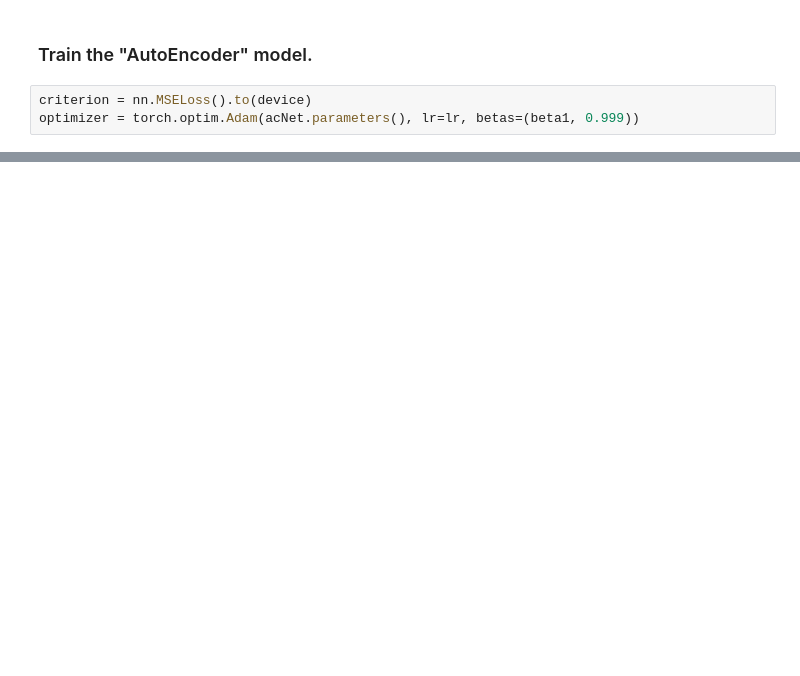
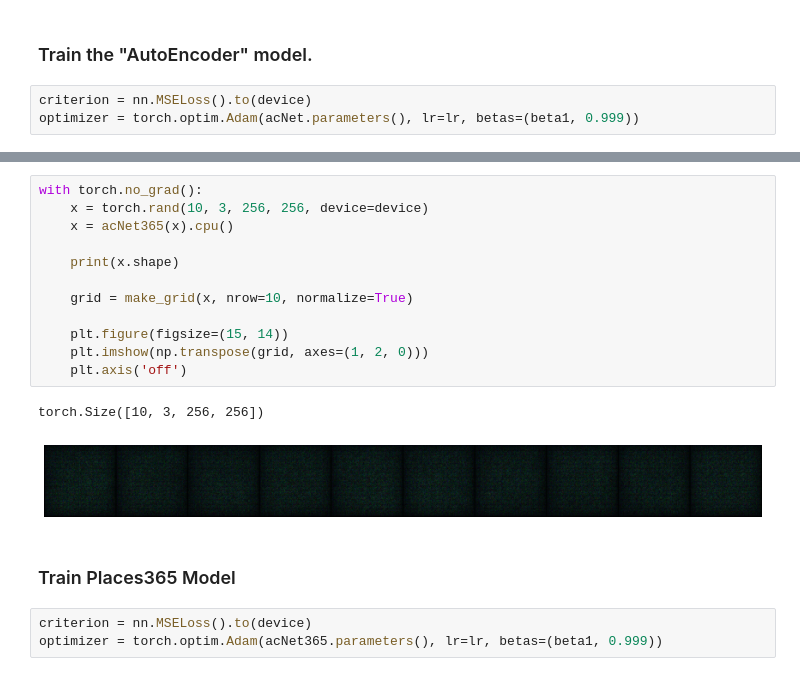
Before and after one commit to sachithdickwella/pytorch-tute, a Jupyter notebook: src/encoders/autoencoders_fashionmnist.ipynb, the cells around one changed output, grey strips where cells are left out. Drawn from its saved outputs; the diff is of its cells as text; blank space fills up the shorter version.

```diff
--- a/src/encoders/autoencoders_fashionmnist.ipynb
+++ b/src/encoders/autoencoders_fashionmnist.ipynb
@@ -354,0 +469,20 @@ Text(0.5, 1.0, 'Loss x Epochs')
+# %%
+with torch.no_grad():
+    x = torch.rand(10, 3, 256, 256, device=device)
+    x = acNet365(x).cpu()
+
+    print(x.shape)
+
+    grid = make_grid(x, nrow=10, normalize=True)
+
+    plt.figure(figsize=(15, 14))
+    plt.imshow(np.transpose(grid, axes=(1, 2, 0)))
+    plt.axis('off')
+# %% [output]
+torch.Size([10, 3, 256, 256])
+[figure, added]
+# %% [markdown]
+### Train Places365 Model
+# %%
+criterion = nn.MSELoss().to(device)
+optimizer = torch.optim.Adam(acNet365.parameters(), lr=lr, betas=(beta1, 0.999))
```
Also changed, not shown: parts of 14 cells of this notebook.
